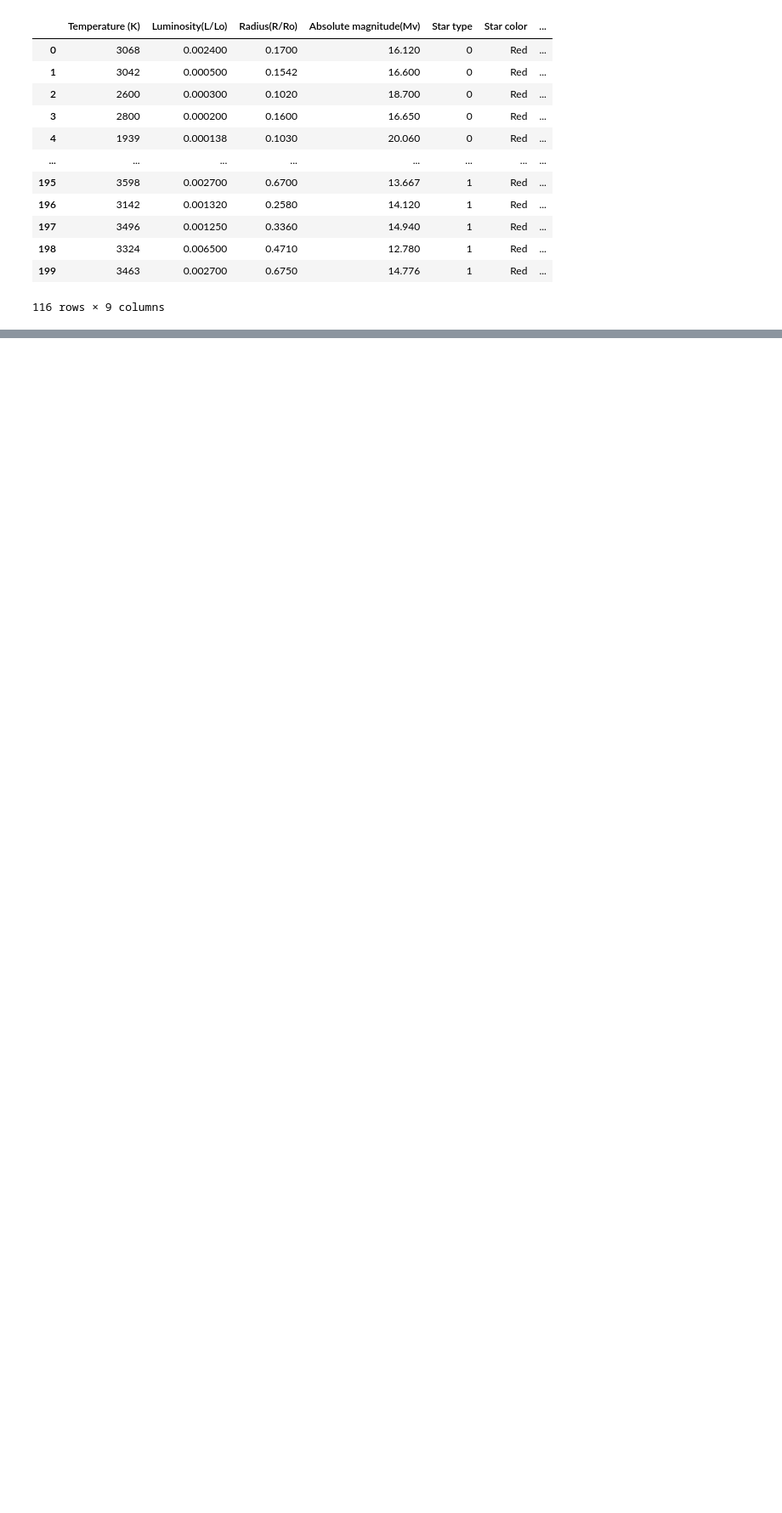
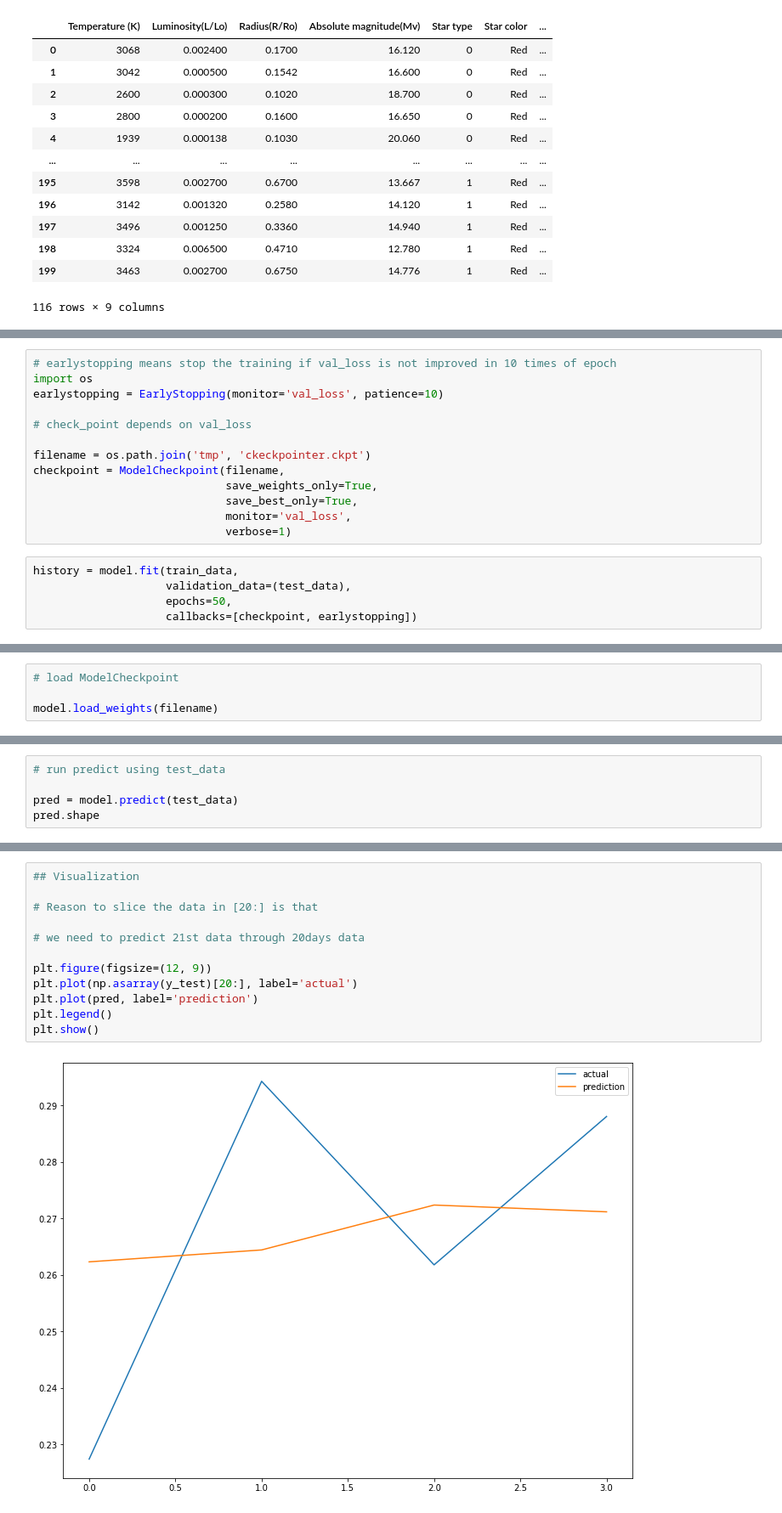
Before and after one commit to chjwon/ACM-Research-coding-challenge-23S, a Jupyter notebook: Jae_Won_Choi.ipynb, the cells around one changed output, grey strips where cells are left out. Shown at 85% size. Drawn from its saved outputs; the diff is of its cells as text; blank space fills up the shorter version.

```diff
--- a/Jae_Won_Choi.ipynb
+++ b/Jae_Won_Choi.ipynb
@@ -153,0 +311,18 @@ See the caveats in the documentation: https://pandas.pydata.org/pandas-docs/stab
+# %%
+# earlystopping means stop the training if val_loss is not improved in 10 times of epoch
+import os
+earlystopping = EarlyStopping(monitor='val_loss', patience=10)
+
+# check_point depends on val_loss
+
+filename = os.path.join('tmp', 'ckeckpointer.ckpt')
+checkpoint = ModelCheckpoint(filename,
+                             save_weights_only=True,
+                             save_best_only=True,
+                             monitor='val_loss',
+                             verbose=1)
+# %%
+history = model.fit(train_data,
+                    validation_data=(test_data),
+                    epochs=50,
+                    callbacks=[checkpoint, earlystopping])
@@ -153,0 +347,4 @@ See the caveats in the documentation: https://pandas.pydata.org/pandas-docs/stab
+# %%
+# load ModelCheckpoint
+
+model.load_weights(filename)
@@ -153,0 +353,5 @@ See the caveats in the documentation: https://pandas.pydata.org/pandas-docs/stab
+# %%
+# run predict using test_data
+
+pred = model.predict(test_data)
+pred.shape
@@ -153,0 +361,14 @@ See the caveats in the documentation: https://pandas.pydata.org/pandas-docs/stab
+# %%
+## Visualization
+
+# Reason to slice the data in [20:] is that
+
+# we need to predict 21st data through 20days data
+
+plt.figure(figsize=(12, 9))
+plt.plot(np.asarray(y_test)[20:], label='actual')
+plt.plot(pred, label='prediction')
+plt.legend()
+plt.show()
+# %% [output]
+[figure, added]
```
Also changed, not shown: parts of 16 cells of this notebook.
